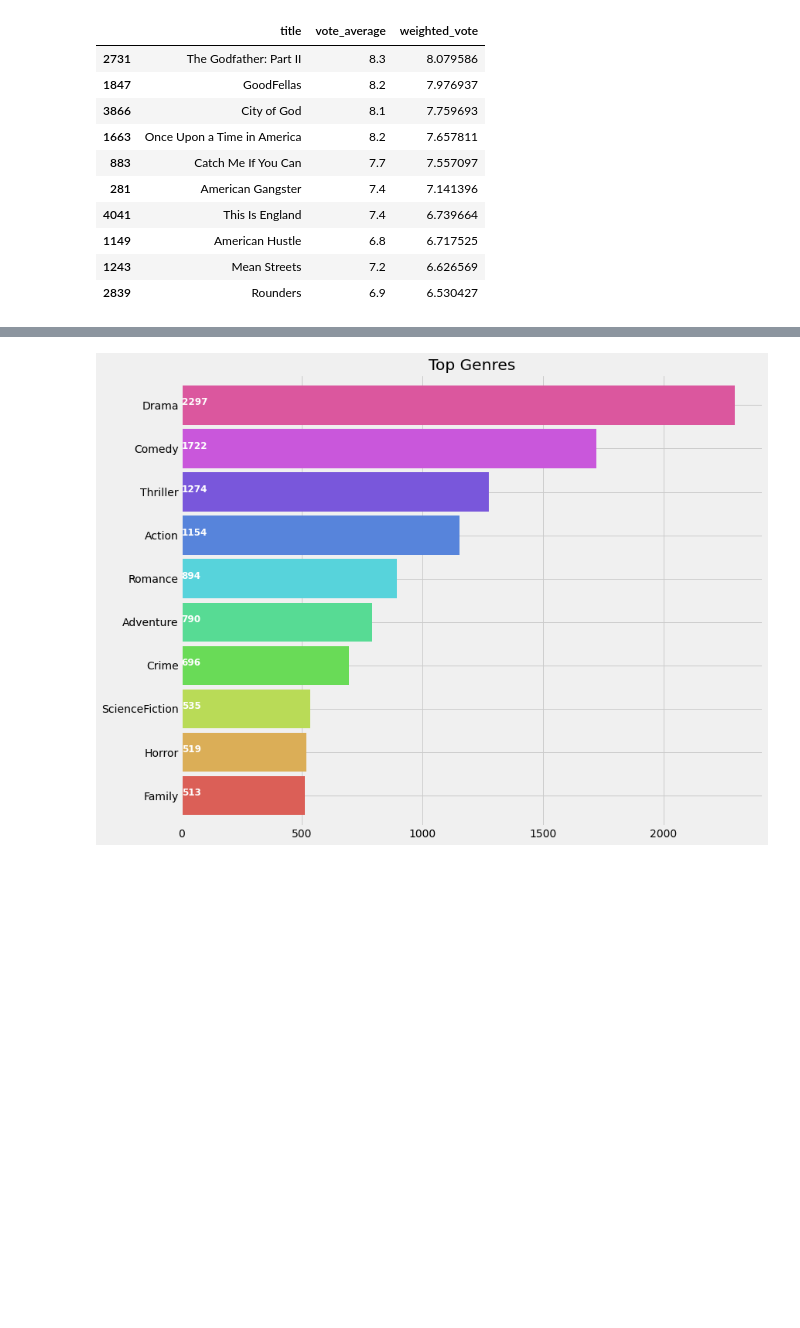
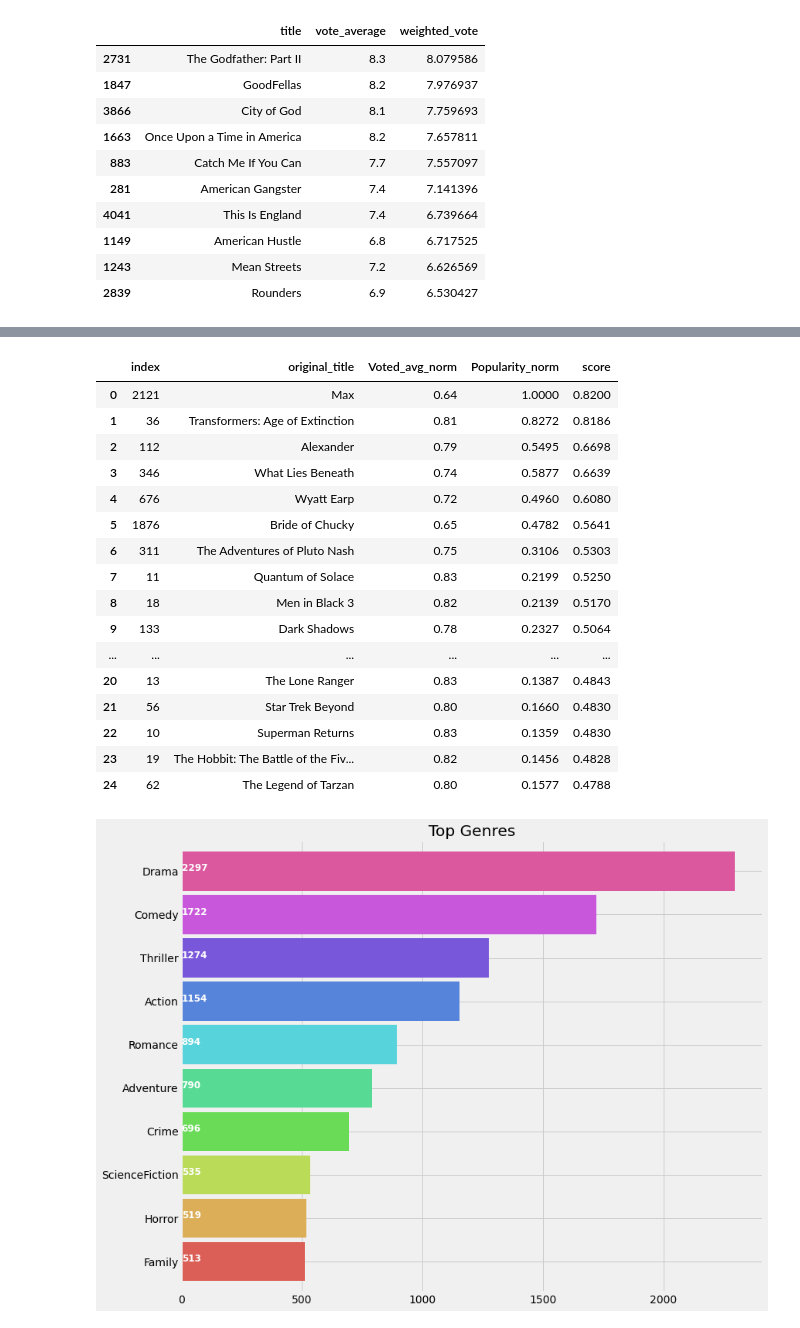
Before and after one commit to champsleague/MachineLearning_Projects, a Jupyter notebook: ML_Term_Project.ipynb, the cells around one changed output, grey strips where cells are left out. Cells and saved outputs as stored; diff of their text form; code cells hidden in the pictures; blank space fills up the shorter version.

```diff
--- a/ML_Term_Project.ipynb
+++ b/ML_Term_Project.ipynb
@@ -136,3 +136,85 @@ C:  6.092 m:  370.2
 | 1149 | American Hustle | 6.8 | 6.717525 |
 | 1243 | Mean Streets | 7.2 | 6.626569 |
 | 2839 | Rounders | 6.9 | 6.530427 |
+# %%
+import pandas as pd
+import numpy as np
+import matplotlib.pyplot as plt
+import warnings
+warnings.filterwarnings('ignore')
+
+movies = pd.read_csv('tmdb_5000_movies.csv', index_col=0)
+credit = pd.read_csv('tmdb_5000_credits.csv')
+
+credit_renamed = credit.rename(columns ={"movie_id":"id"})
+credit_renamed
+
+# Merging of two datsets with common column
+movies_new = movies.merge(credit_renamed, on = 'id')
+movies_new.head()
+
+movies_new.info()
+
+# Drop the unneccessary columns of merged data set of movies
+movies_updated = movies_new.drop(columns = ['homepage','overview','title_x','title_y','status','production_countries', 'cast','crew','tagline', 'status', 'spoken_languages', 'revenue', 'runtime', 'release_date', 'production_companies', 'keywords', 'original_language'])
+movies_updated.head(20)
+
+movies_updated.shape
+movies_updated.info()
+
+movies_updated[['id','original_title','popularity','vote_average','vote_count','genres']]
+
+# Generating Movie weightage based on users rating and no. of views of movies
+# W = (Rv + Cm) / (v + m)
+v = movies_updated['vote_count']
+R = movies_updated['vote_average']
+C = movies_updated['vote_average'].mean()
+m = movies_updated['vote_count'].quantile(0.70)
+
+movies_updated.head()
+
+# Dropping Genere Column of movie weightage data set
+Movies_viewers = movies_updated.drop(['genres'], axis=1)
+Movies_viewers
+
+movies_vote_avg = Movies_viewers.sort_values('vote_average',ascending=False)
+movies_vote_avg
+
+# Sorting movies based on popularity and weightage data set
+Movies_popular = Movies_viewers.sort_values('popularity', ascending=False).reset_index()
+Movies_popular
+
+# Deleting column from the popular movies data set
+Popular_movies = pd.DataFrame(Movies_popular, columns=['index','original_title'])
+Popular_movies
+
+# Collaborative Movies recommended based on criteria 50% of popular movies and 50% voted averaged movies
+from sklearn.preprocessing import MinMaxScaler
+scaling=MinMaxScaler()
+Movies_scaled = scaling.fit_transform(movies_vote_avg[['vote_average', 'popularity']])
+Movies_norm = pd.DataFrame(Movies_scaled, columns=['vote_average','popularity'])
+Movies_norm.head()
+
+Movies_norm_rename = {Movies_norm.columns[0]:'Voted_avg_norm', Movies_norm.columns[1]: 'Popularity_norm'}
+Movies_norm = Movies_norm.rename(columns=Movies_norm_rename).round(4)
+Movies_norm
+
+# Sorting the movie weightage data set based on voted average
+movies_vote_avg = Movies_viewers.sort_values('vote_average',ascending=False)
+movies_vote_avg
+
+# Concatenate the movies data set with normalized voted average and popularity
+Movies_combine = pd.concat([movies_vote_avg, Movies_norm], axis=1)
+Movies_combine
+
+# Generating scores and sorting it based on the criteria set in the starting
+Movies_combine['score']=Movies_combine['Voted_avg_norm']*0.5 + Movies_combine['Popularity_norm']*0.5
+Movies_combine
+
+Movies_recbycol = Movies_combine.sort_values(by="score", ascending=False).round(4)
+Movies_recbycol[['original_title','Voted_avg_norm','Popularity_norm','score']].head(25).reset_index()
+
+# Movies_Collaborative = Movies_combine['original_title'].head(20)
+# Movies_Rec_Collaborative = pd.DataFrame(Movies_Collaborative, columns=['index','original_title'])
+# Movies_Rec_Collaborative
+# %% [output]
@@ -139,3 +238,20 @@ C:  6.092 m:  370.2
+|  | index | original_title | Voted_avg_norm | Popularity_norm | score |
+| 0 | 2121 | Max | 0.64 | 1.0000 | 0.8200 |
+| 1 | 36 | Transformers: Age of Extinction | 0.81 | 0.8272 | 0.8186 |
+| 2 | 112 | Alexander | 0.79 | 0.5495 | 0.6698 |
+| 3 | 346 | What Lies Beneath | 0.74 | 0.5877 | 0.6639 |
+| 4 | 676 | Wyatt Earp | 0.72 | 0.4960 | 0.6080 |
+| 5 | 1876 | Bride of Chucky | 0.65 | 0.4782 | 0.5641 |
+| 6 | 311 | The Adventures of Pluto Nash | 0.75 | 0.3106 | 0.5303 |
+| 7 | 11 | Quantum of Solace | 0.83 | 0.2199 | 0.5250 |
+| 8 | 18 | Men in Black 3 | 0.82 | 0.2139 | 0.5170 |
+| 9 | 133 | Dark Shadows | 0.78 | 0.2327 | 0.5064 |
+| ... | ... | ... | ... | ... | ... |
+| 20 | 13 | The Lone Ranger | 0.83 | 0.1387 | 0.4843 |
+| 21 | 56 | Star Trek Beyond | 0.80 | 0.1660 | 0.4830 |
+| 22 | 10 | Superman Returns | 0.83 | 0.1359 | 0.4830 |
+| 23 | 19 | The Hobbit: The Battle of the Fiv... | 0.82 | 0.1456 | 0.4828 |
+| 24 | 62 | The Legend of Tarzan | 0.80 | 0.1577 | 0.4788 |
 # %%
 import pandas as pd
 import matplotlib.pyplot as plt
```
Also changed, not shown: parts of 1 cell of this notebook.
